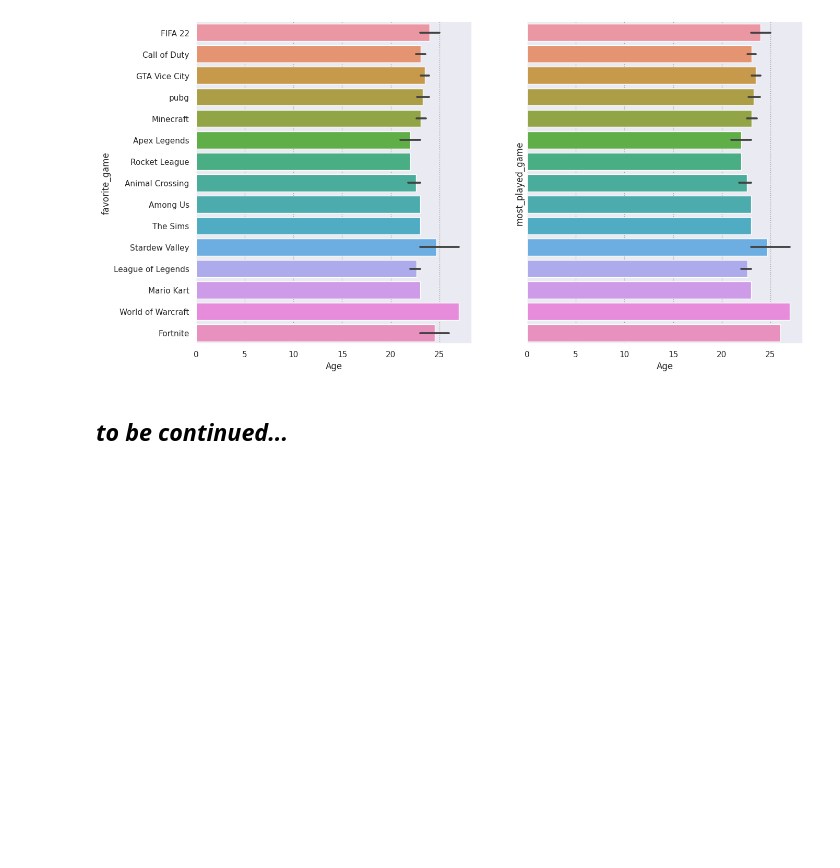
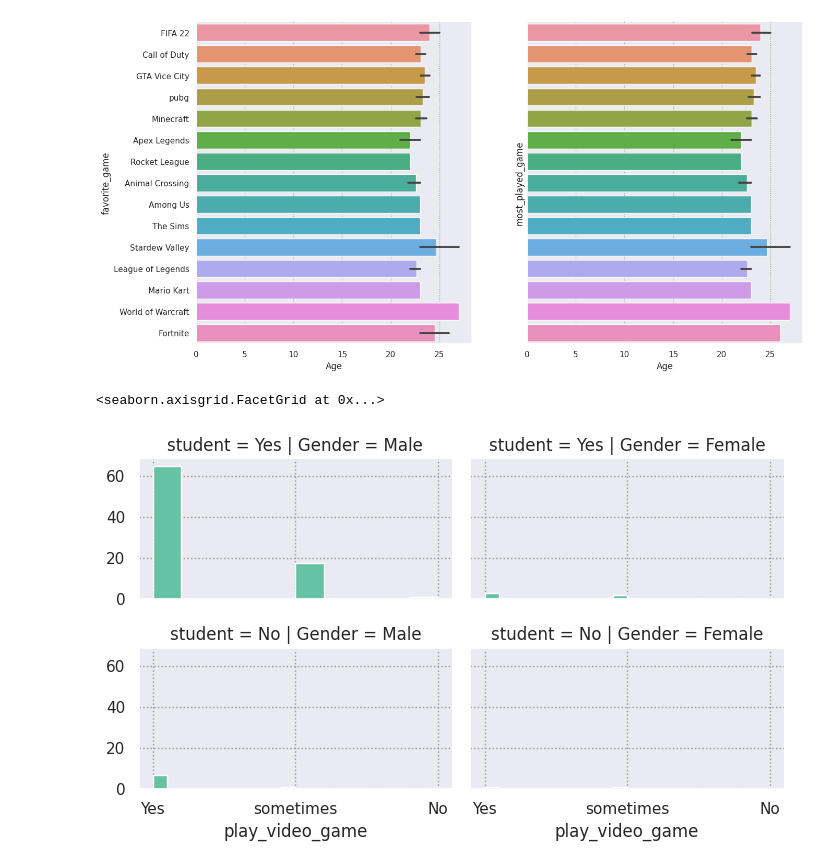
Before and after one commit to MartaSeidler/Kaggle_Reason_for_playing_Video_Games, a Jupyter notebook: reason-for-playing-video-games.ipynb, the cells around one changed output. Drawn from its saved outputs; the diff is of its cells as text; code cells hidden in the pictures; blank space fills up the shorter version.

Commit message:
Kaggle Notebook | Reason for playing Video Games | Version 6

```diff
--- a/reason-for-playing-video-games.ipynb
+++ b/reason-for-playing-video-games.ipynb
@@ -136,5 +136,10 @@ sns.barplot(data=df, y='most_played_game', x='Age', orient='h', ax=axes[1])
 # %% [output]
 <Axes: xlabel='Age', ylabel='most_played_game'>
 [figure]
-# %% [markdown]
-## *to be continued...*
+# %%
+grid = sns.FacetGrid(df, col='Gender', row='student', height=2.2, aspect=1.6)
+grid.map(plt.hist, 'play_video_game', bins=10)
+grid.add_legend()
+# %% [output]
+<seaborn.axisgrid.FacetGrid at 0x...>
+[figure, added]
```
Also changed, not shown: parts of 1 cell of this notebook.
